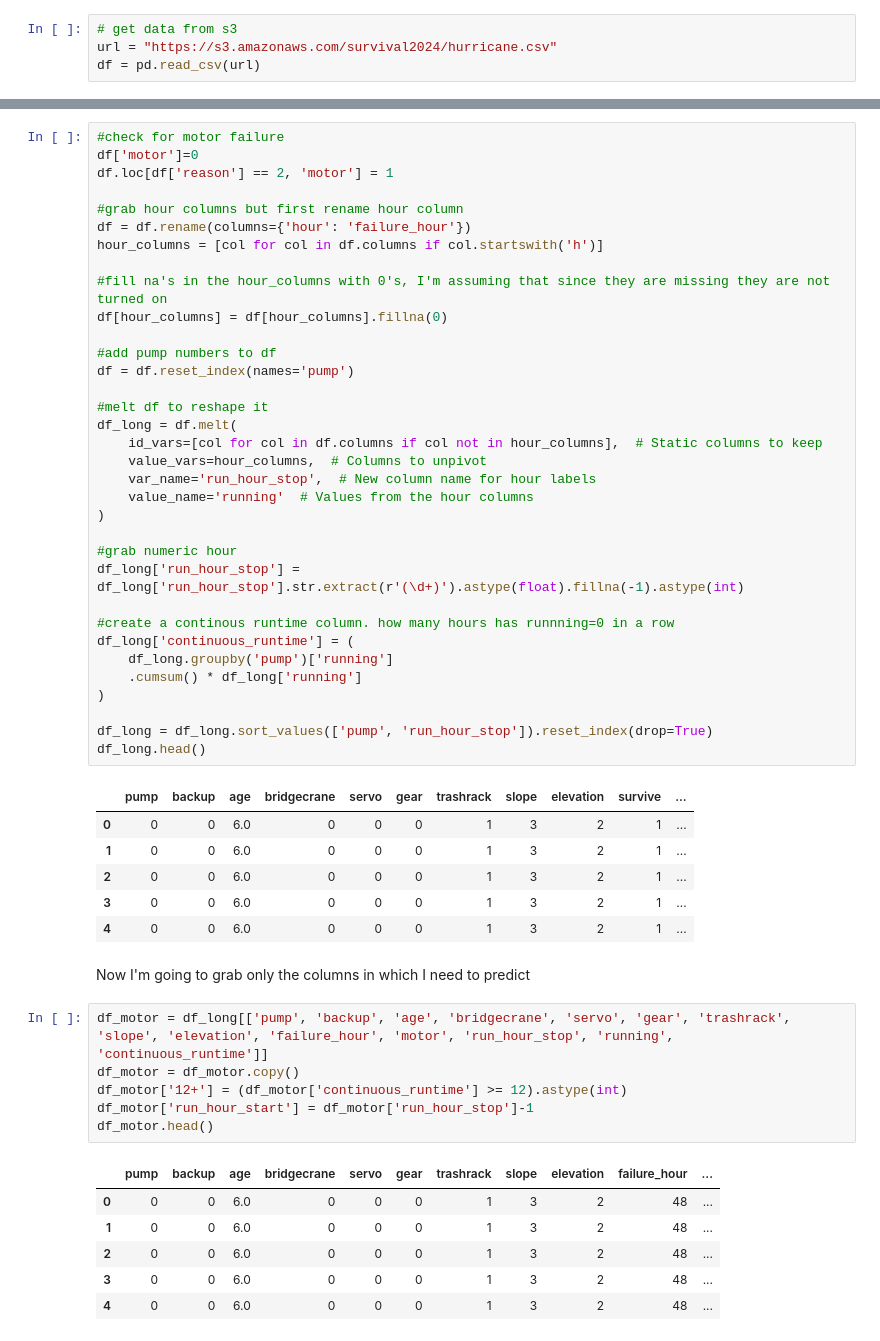
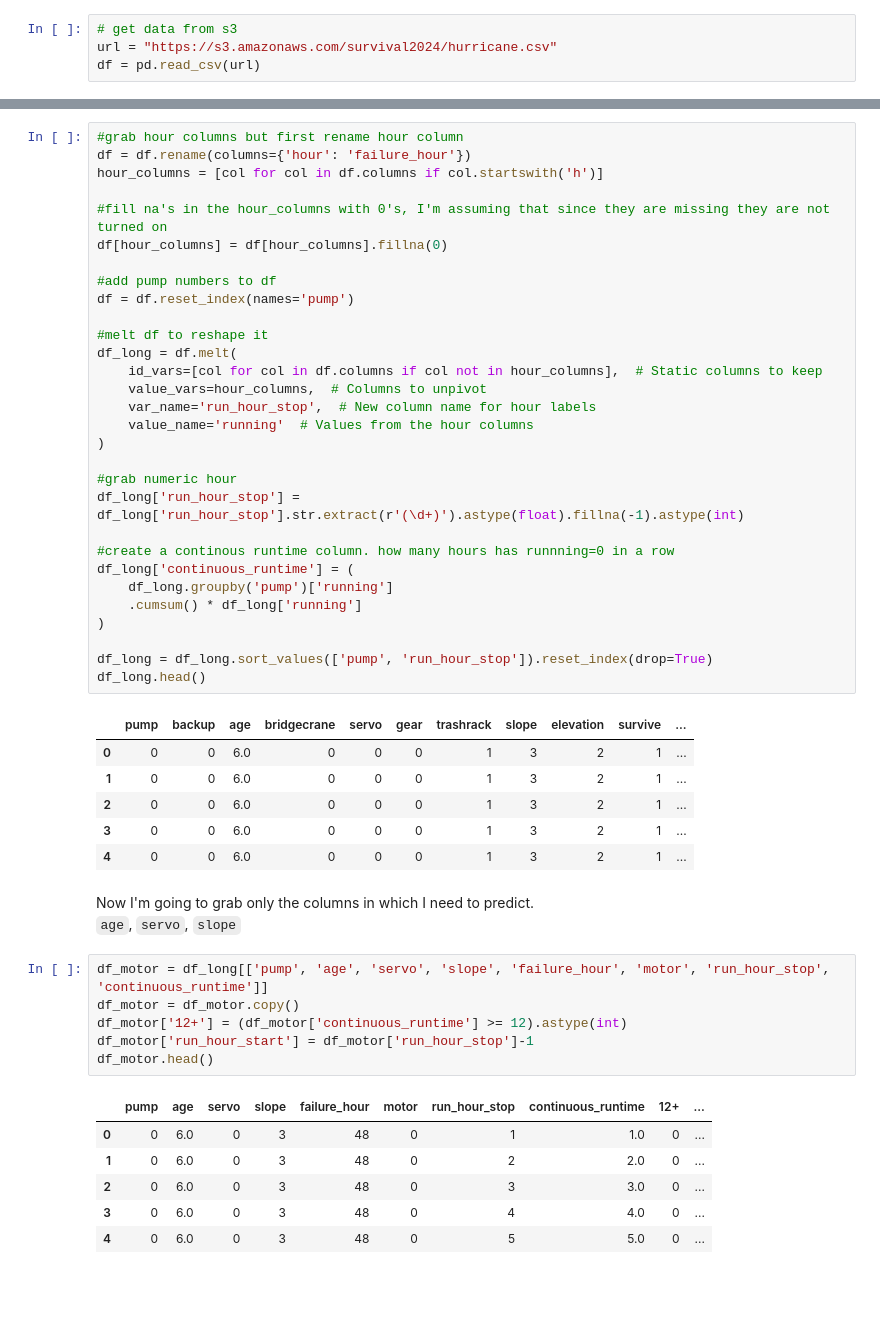
Before and after one commit to SterlingHayden/Survival-Analysis, a Jupyter notebook: HW/HW-03/HW-03.ipynb, the cells around one changed output, grey strips where cells are left out. Drawn from its saved outputs; the diff is of its cells as text; blank space fills up the shorter version.

Commit message:
on a much better track now, need to cox model w/ the new flag

```diff
--- a/HW/HW-03/HW-03.ipynb
+++ b/HW/HW-03/HW-03.ipynb
@@ -12,8 +71,4 @@ df = pd.read_csv(url)
 # %%
-#check for motor failure
-df['motor']=0
-df.loc[df['reason'] == 2, 'motor'] = 1
-
 #grab hour columns but first rename hour column
 df = df.rename(columns={'hour': 'failure_hour'})
 hour_columns = [col for col in df.columns if col.startswith('h')]
@@ -51,17 +106,18 @@ df_long.head()
 | 3 | 0 | 0 | 6.0 | 0 | 0 | 0 | 1 | 3 | 2 | 1 | ... |
 | 4 | 0 | 0 | 6.0 | 0 | 0 | 0 | 1 | 3 | 2 | 1 | ... |
 # %% [markdown]
-Now I'm going to grab only the columns in which I need to predict
+Now I'm going to grab only the columns in which I need to predict.
+`age`, `servo`, `slope`
 # %%
-df_motor = df_long[['pump', 'backup', 'age', 'bridgecrane', 'servo', 'gear', 'trashrack', 'slope', 'elevation', 'failure_hour', 'motor', 'run_hour_stop', 'running', 'continuous_runtime']]
+df_motor = df_long[['pump', 'age', 'servo', 'slope', 'failure_hour', 'motor', 'run_hour_stop', 'continuous_runtime']]
 df_motor = df_motor.copy()
 df_motor['12+'] = (df_motor['continuous_runtime'] >= 12).astype(int)
 df_motor['run_hour_start'] = df_motor['run_hour_stop']-1
 df_motor.head()
 # %% [output]
-|  | pump | backup | age | bridgecrane | servo | gear | trashrack | slope | elevation | failure_hour | ... |
-| 0 | 0 | 0 | 6.0 | 0 | 0 | 0 | 1 | 3 | 2 | 48 | ... |
-| 1 | 0 | 0 | 6.0 | 0 | 0 | 0 | 1 | 3 | 2 | 48 | ... |
-| 2 | 0 | 0 | 6.0 | 0 | 0 | 0 | 1 | 3 | 2 | 48 | ... |
-| 3 | 0 | 0 | 6.0 | 0 | 0 | 0 | 1 | 3 | 2 | 48 | ... |
-| 4 | 0 | 0 | 6.0 | 0 | 0 | 0 | 1 | 3 | 2 | 48 | ... |
+|  | pump | age | servo | slope | failure_hour | motor | run_hour_stop | continuous_runtime | 12+ | ... |
+| 0 | 0 | 6.0 | 0 | 3 | 48 | 0 | 1 | 1.0 | 0 | ... |
+| 1 | 0 | 6.0 | 0 | 3 | 48 | 0 | 2 | 2.0 | 0 | ... |
+| 2 | 0 | 6.0 | 0 | 3 | 48 | 0 | 3 | 3.0 | 0 | ... |
+| 3 | 0 | 6.0 | 0 | 3 | 48 | 0 | 4 | 4.0 | 0 | ... |
+| 4 | 0 | 6.0 | 0 | 3 | 48 | 0 | 5 | 5.0 | 0 | ... |
```
Also changed, not shown: parts of 12 cells of this notebook.
